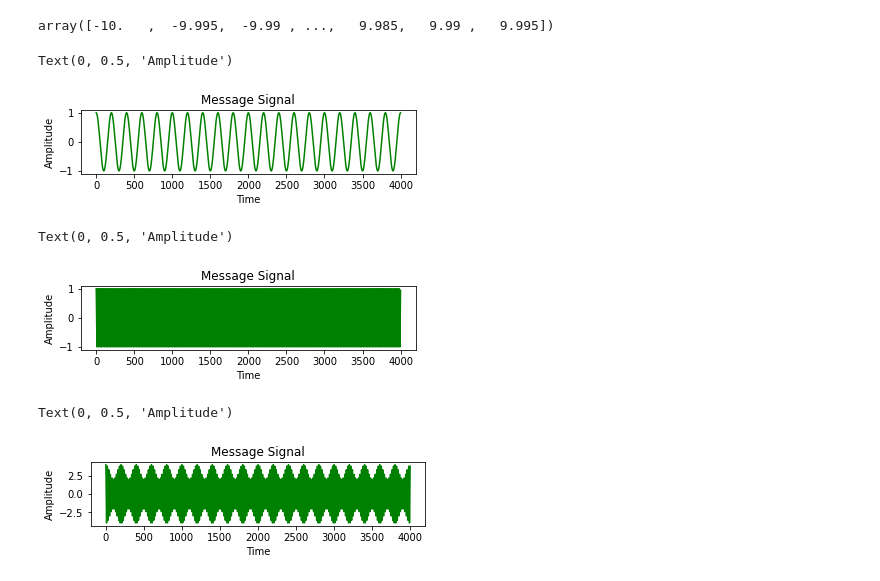
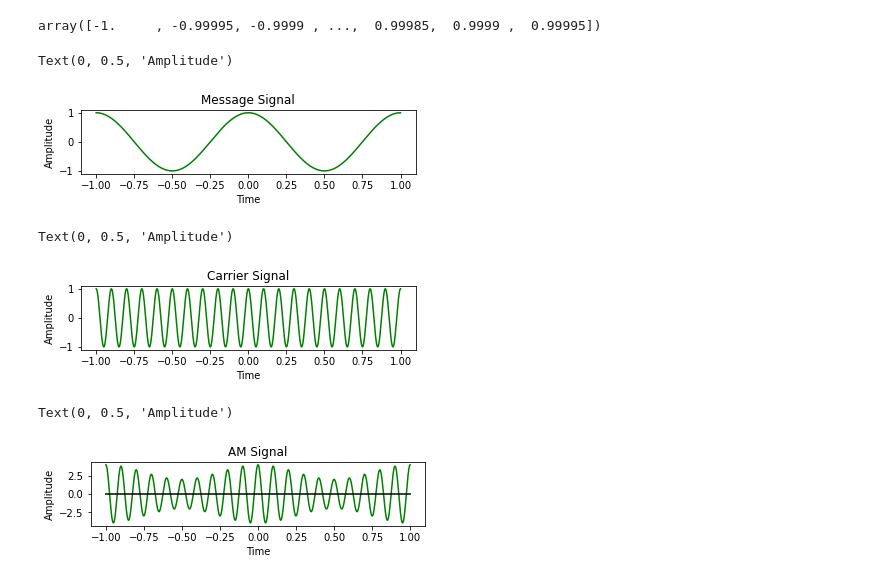
Before and after one commit to SravanChittupalli/PCS-LAB, a Jupyter notebook: generateAM.ipynb, the cells around one changed output. Saved outputs shown, nothing was run; the diff lists cells and outputs as text; code cells hidden in the pictures.

```diff
--- a/generateAM.ipynb
+++ b/generateAM.ipynb
@@ -3,46 +3,47 @@ import numpy as np
 import matplotlib.pyplot as plt
 # %%
 message_func = input("Enter message signal equation: ")
+mod_index = int(input("Enter required modulating index: "))
+fc = int(input("Enter carrier frequency: "))
-# %%
-fs= 4000
-fc= 10
-fm= 1
-T = 10
+# %%
+fs= 40000   # Sampling frequency
+T = 1
 # %%
 twopi= 2*np.pi
 t = np.linspace(-T , T, num=fs, endpoint=False)
 t
 # %% [output]
-array([-10.   ,  -9.995,  -9.99 , ...,   9.985,   9.99 ,   9.995])
+array([-1.     , -0.99995, -0.9999 , ...,  0.99985,  0.9999 ,  0.99995])
 # %%
 carrier = np.cos(twopi*fc*t)
 message = eval("np."+message_func)
 # %%
 plt.subplot(3,1,1)
 plt.title("Message Signal")
-plt.plot(message,'green')
+plt.plot(t,message,'green')
 plt.xlabel('Time')
 plt.ylabel('Amplitude')
 # %% [output]
 Text(0, 0.5, 'Amplitude')
-[figure, old version]
+[figure, new version]
 # %%
 plt.subplot(3,1,1)
-plt.title("Message Signal")
-plt.plot(carrier,'green')
+plt.title("Carrier Signal")
+plt.plot(t,carrier,'green')
 plt.xlabel('Time')
 plt.ylabel('Amplitude')
 # %% [output]
 Text(0, 0.5, 'Amplitude')
-[figure, old version]
+[figure, new version]
 # %%
 output = (3 + message)*carrier
 # %%
 plt.subplot(3,1,1)
-plt.title("Message Signal")
-plt.plot(output,'green')
+plt.title("AM Signal")
+plt.plot(t,output,'green')
+plt.plot(t,0*t,"black")
 plt.xlabel('Time')
 plt.ylabel('Amplitude')
 # %% [output]
 Text(0, 0.5, 'Amplitude')
-[figure, old version]
+[figure, new version]
```
